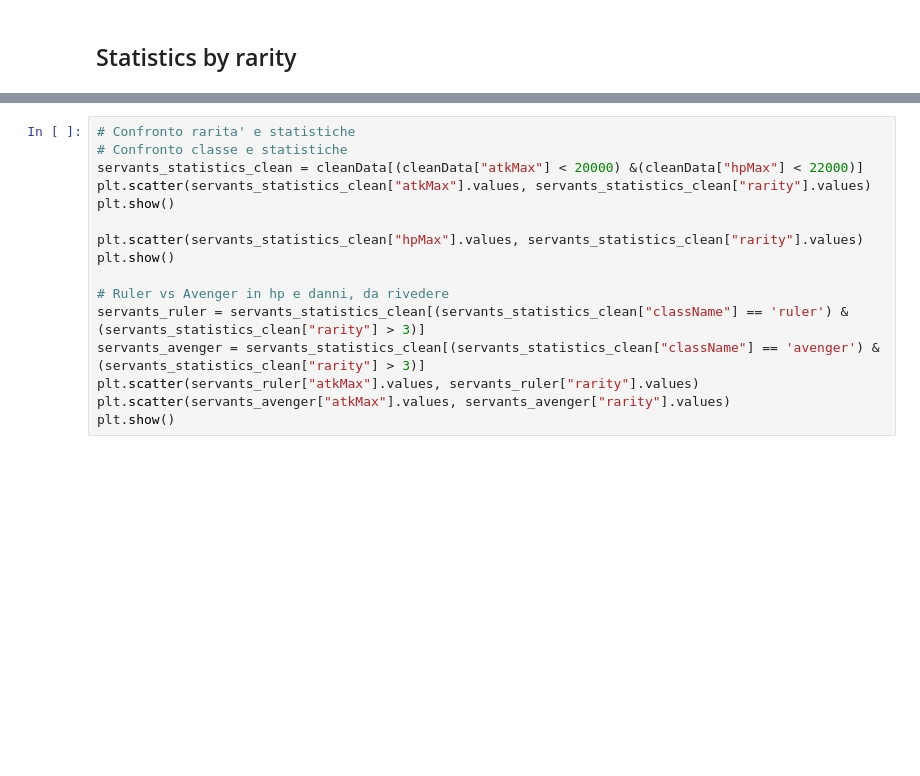
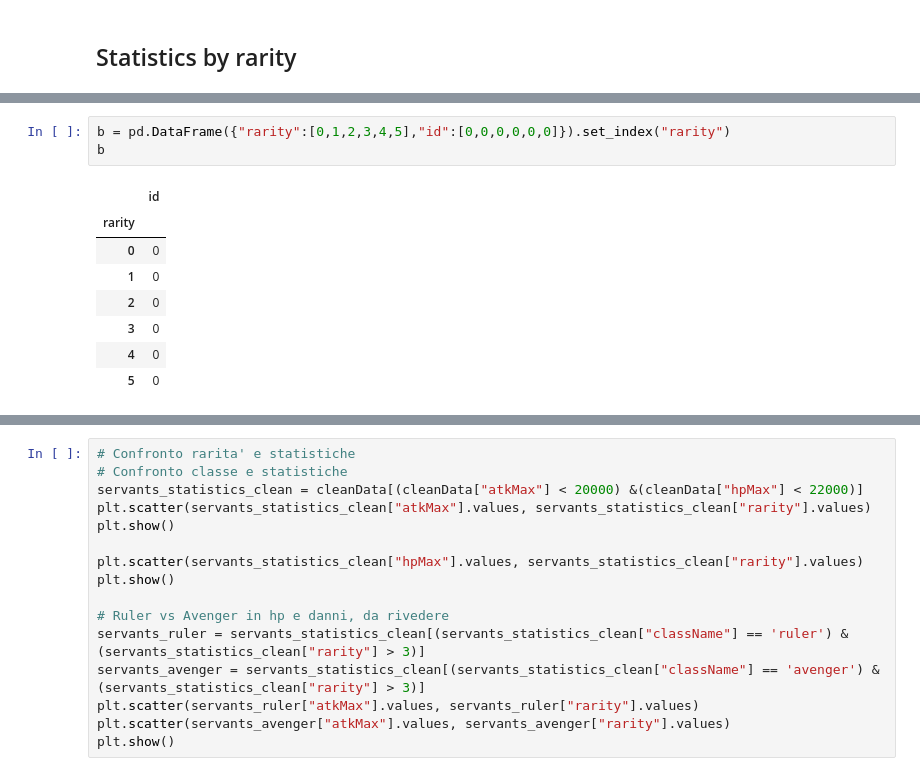
Before and after one commit to manuelelucchi/VisualizzazioneScientifica, a Jupyter notebook: Report.ipynb, the cells around one changed output, grey strips where cells are left out. Drawn from its saved outputs; the diff is of its cells as text; blank space fills up the shorter version.

```diff
--- a/Report.ipynb
+++ b/Report.ipynb
@@ -106,0 +120,12 @@ plt.show()
+# %%
+b = pd.DataFrame({"rarity":[0,1,2,3,4,5],"id":[0,0,0,0,0,0]}).set_index("rarity")
+b
+# %% [output]
+|  | id |
+| rarity |  |
+| 0 | 0 |
+| 1 | 0 |
+| 2 | 0 |
+| 3 | 0 |
+| 4 | 0 |
+| 5 | 0 |
```
Also changed, not shown: parts of 16 cells of this notebook, 1 other file.
